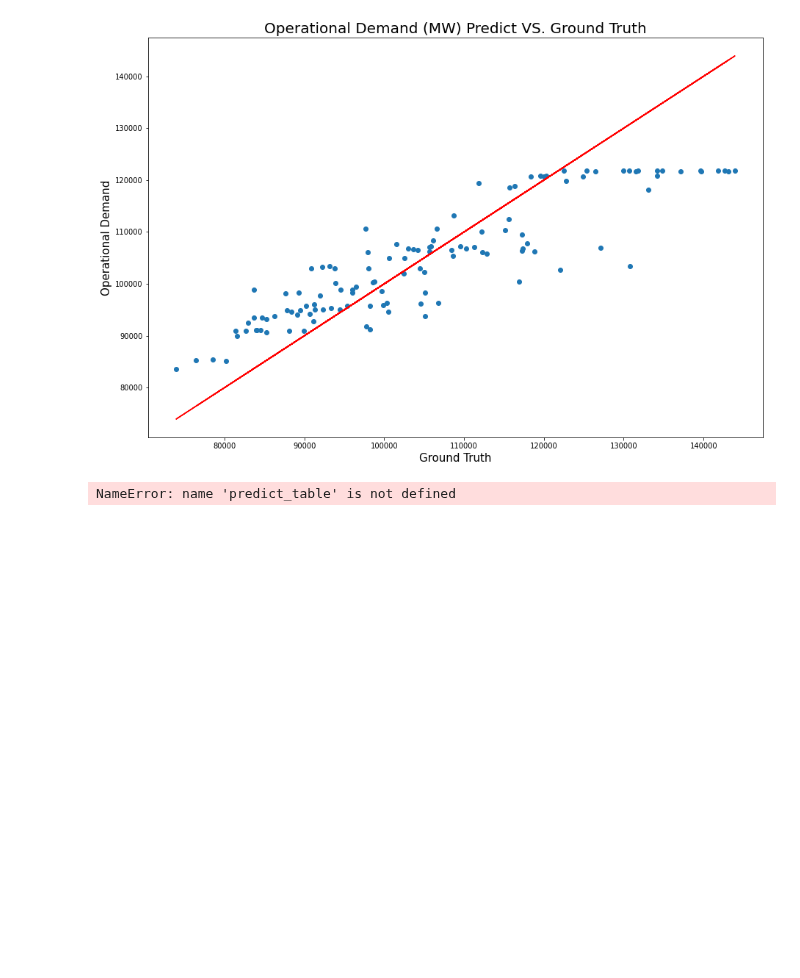
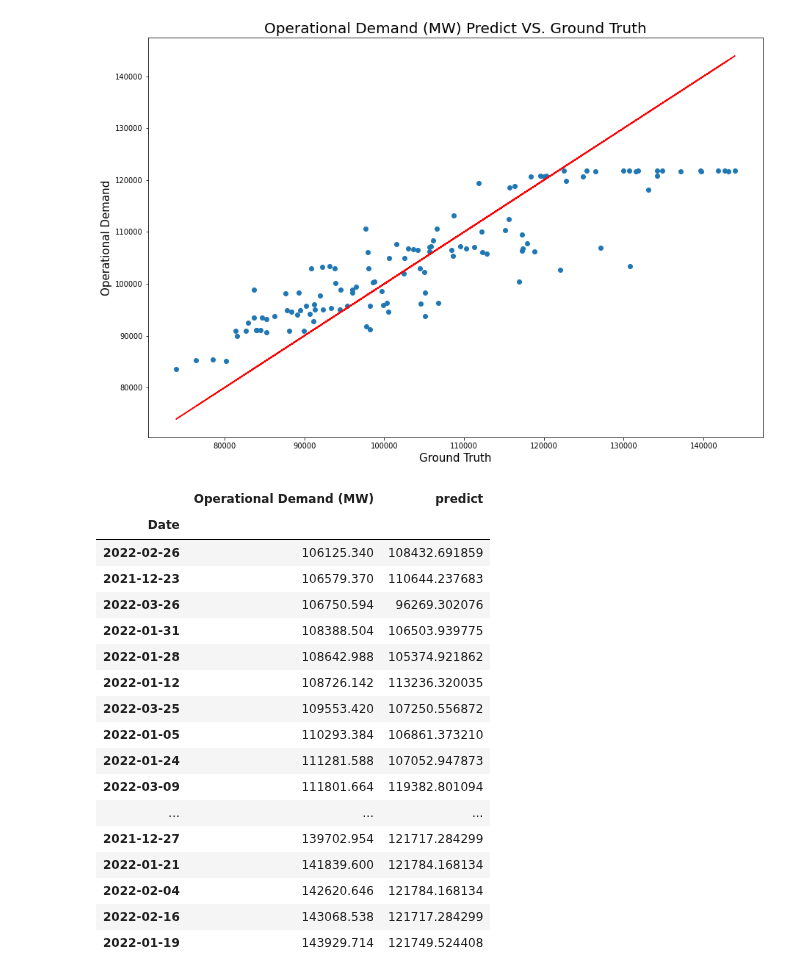
Before and after one commit to zheyzhang/Capstone-Individual, a Jupyter notebook: Data Modelling AEMO/BOM_model.ipynb, the cells around one changed output. Drawn from its saved outputs; the diff is of its cells as text; code cells hidden in the pictures; blank space fills up the shorter version.

Commit message:
name change

```diff
--- a/Data Modelling AEMO/BOM_model.ipynb
+++ b/Data Modelling AEMO/BOM_model.ipynb
@@ -204,7 +211,24 @@ plt.show()
 [figure]
 [figure]
 # %%
-order_table = predict_table.sort_values('Operational Demand (MW)',ascending=False)
-order_table[3:4]
+order_table = predict_table.sort_values('Operational Demand (MW)',ascending=True)
+order_table.tail(50)
 # %% [output]
-NameError: name 'predict_table' is not defined
+|  | Operational Demand (MW) | predict |
+| Date |  |  |
+| 2022-02-26 | 106125.340 | 108432.691859 |
+| 2021-12-23 | 106579.370 | 110644.237683 |
+| 2022-03-26 | 106750.594 | 96269.302076 |
+| 2022-01-31 | 108388.504 | 106503.939775 |
+| 2022-01-28 | 108642.988 | 105374.921862 |
+| 2022-01-12 | 108726.142 | 113236.320035 |
+| 2022-03-25 | 109553.420 | 107250.556872 |
+| 2022-01-05 | 110293.384 | 106861.373210 |
+| 2022-01-24 | 111281.588 | 107052.947873 |
+| 2022-03-09 | 111801.664 | 119382.801094 |
+| ... | ... | ... |
+| 2021-12-27 | 139702.954 | 121717.284299 |
+| 2022-01-21 | 141839.600 | 121784.168134 |
+| 2022-02-04 | 142620.646 | 121784.168134 |
+| 2022-02-16 | 143068.538 | 121717.284299 |
+| 2022-01-19 | 143929.714 | 121749.524408 |
```
Also changed, not shown: parts of 9 cells of this notebook.
